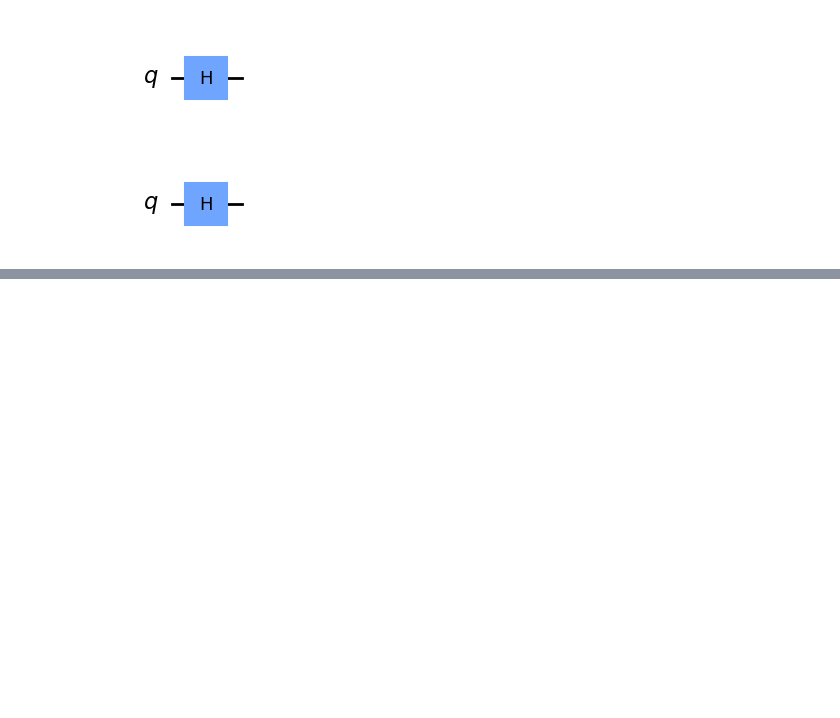
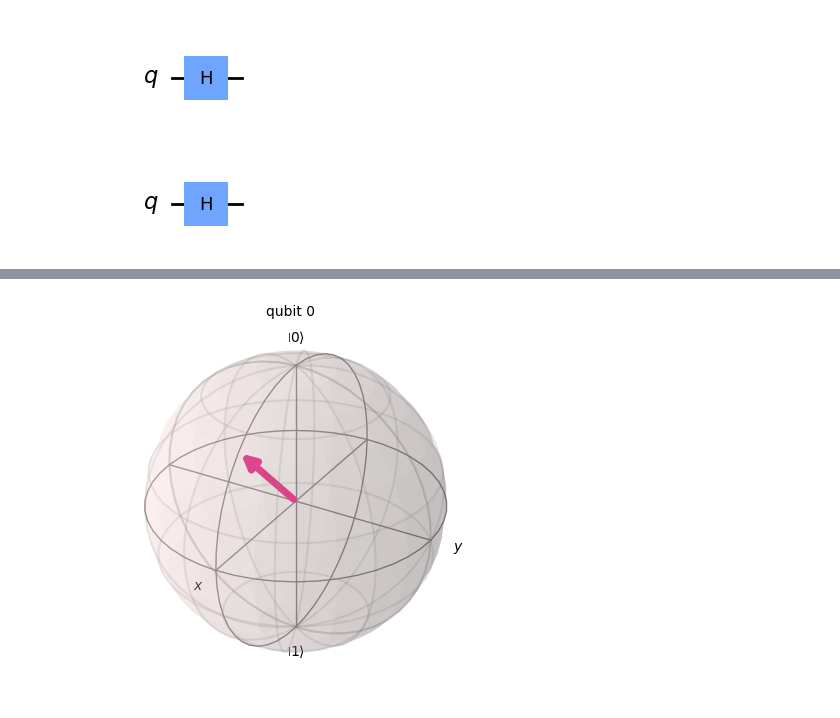
Before and after one commit to Dpbm/scientific-research-1-quantum-oracles, a Jupyter notebook: code/buckshot-roulette.ipynb, the cells around one changed output, grey strips where cells are left out. Saved outputs shown, nothing was run; the diff lists cells and outputs as text; code cells hidden in the pictures; blank space fills up the shorter version.

```diff
--- a/code/buckshot-roulette.ipynb
+++ b/code/buckshot-roulette.ipynb
@@ -332,0 +406,4 @@ plot_histogram(result)
+# %%
+plot_bloch_multivector(player_2)
+# %% [output]
+[figure, added]
```
Also changed, not shown: parts of 9 cells of this notebook, 1 other file.
